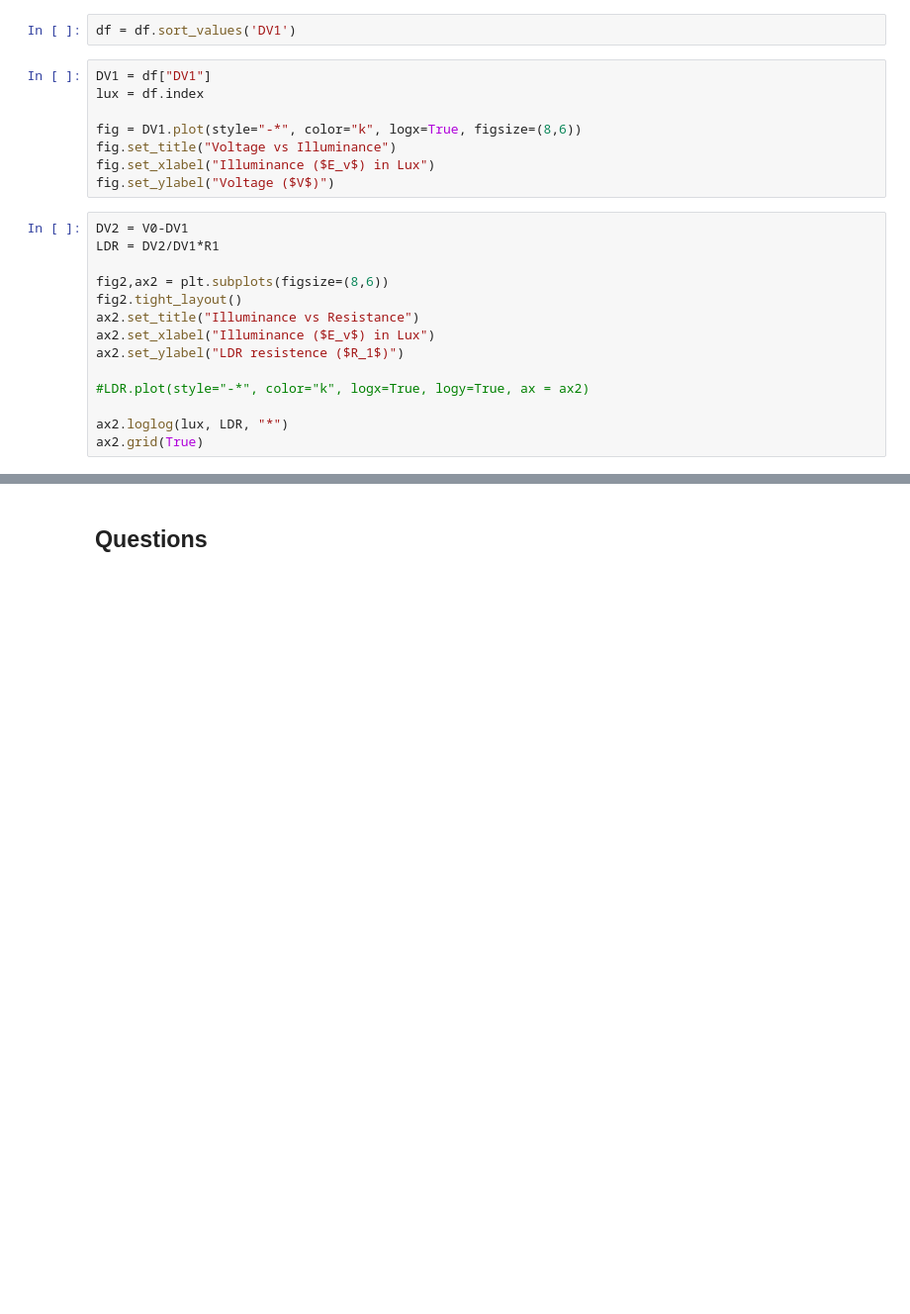
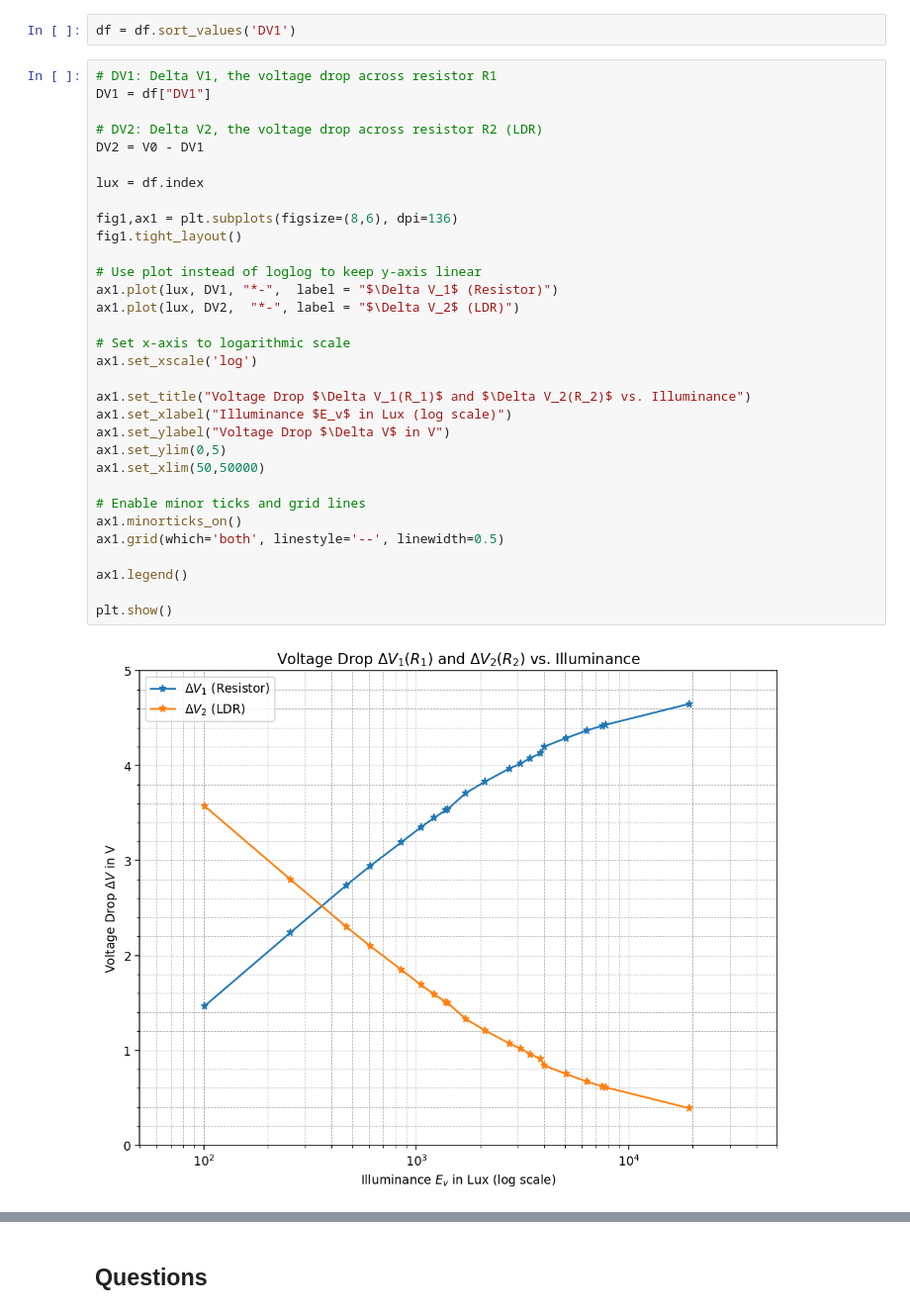
Before and after one commit to rolfbecker/EE_8115_2_EEng_LAB_WS2024, a Jupyter notebook: ex1/Photoresistor_Exercise.ipynb, the cells around one changed output, grey strips where cells are left out. Shown at 99% size. Cells and saved outputs as stored; diff of their text form; blank space fills up the shorter version.

```diff
--- a/ex1/Photoresistor_Exercise.ipynb
+++ b/ex1/Photoresistor_Exercise.ipynb
@@ -219,26 +237,38 @@ df.head()
 # %%
 df = df.sort_values('DV1')
 # %%
+# DV1: Delta V1, the voltage drop across resistor R1
 DV1 = df["DV1"]
+
+# DV2: Delta V2, the voltage drop across resistor R2 (LDR)
+DV2 = V0 - DV1
+
 lux = df.index
 
-fig = DV1.plot(style="-*", color="k", logx=True, figsize=(8,6))
-fig.set_title("Voltage vs Illuminance")
-fig.set_xlabel("Illuminance ($E_v$) in Lux")
-fig.set_ylabel("Voltage ($V$)")
+fig1,ax1 = plt.subplots(figsize=(8,6), dpi=136)
+fig1.tight_layout()
+
+# Use plot instead of loglog to keep y-axis linear
+ax1.plot(lux, DV1, "*-",  label = "$\Delta V_1$ (Resistor)")
+ax1.plot(lux, DV2,  "*-", label = "$\Delta V_2$ (LDR)")
+
+# Set x-axis to logarithmic scale
+ax1.set_xscale('log')
+
+ax1.set_title("Voltage Drop $\Delta V_1(R_1)$ and $\Delta V_2(R_2)$ vs. Illuminance")
+ax1.set_xlabel("Illuminance $E_v$ in Lux (log scale)")
+ax1.set_ylabel("Voltage Drop $\Delta V$ in V")
+ax1.set_ylim(0,5)
+ax1.set_xlim(50,50000)
+
+# Enable minor ticks and grid lines
+ax1.minorticks_on()
+ax1.grid(which='both', linestyle='--', linewidth=0.5)
+
+ax1.legend()
+
+plt.show()
+# %% [output]
+[figure, added]
-# %%
-DV2 = V0-DV1
-LDR = DV2/DV1*R1
-
-fig2,ax2 = plt.subplots(figsize=(8,6))
-fig2.tight_layout()
-ax2.set_title("Illuminance vs Resistance")
-ax2.set_xlabel("Illuminance ($E_v$) in Lux")
-ax2.set_ylabel("LDR resistence ($R_1$)")
-
-#LDR.plot(style="-*", color="k", logx=True, logy=True, ax = ax2)
-
-ax2.loglog(lux, LDR, "*")
-ax2.grid(True)
 # %%
 def plotter1(m=-0.67, b=520.e3): # parameters with initial values
```
Also changed, not shown: parts of 16 cells of this notebook, 1 other file.
